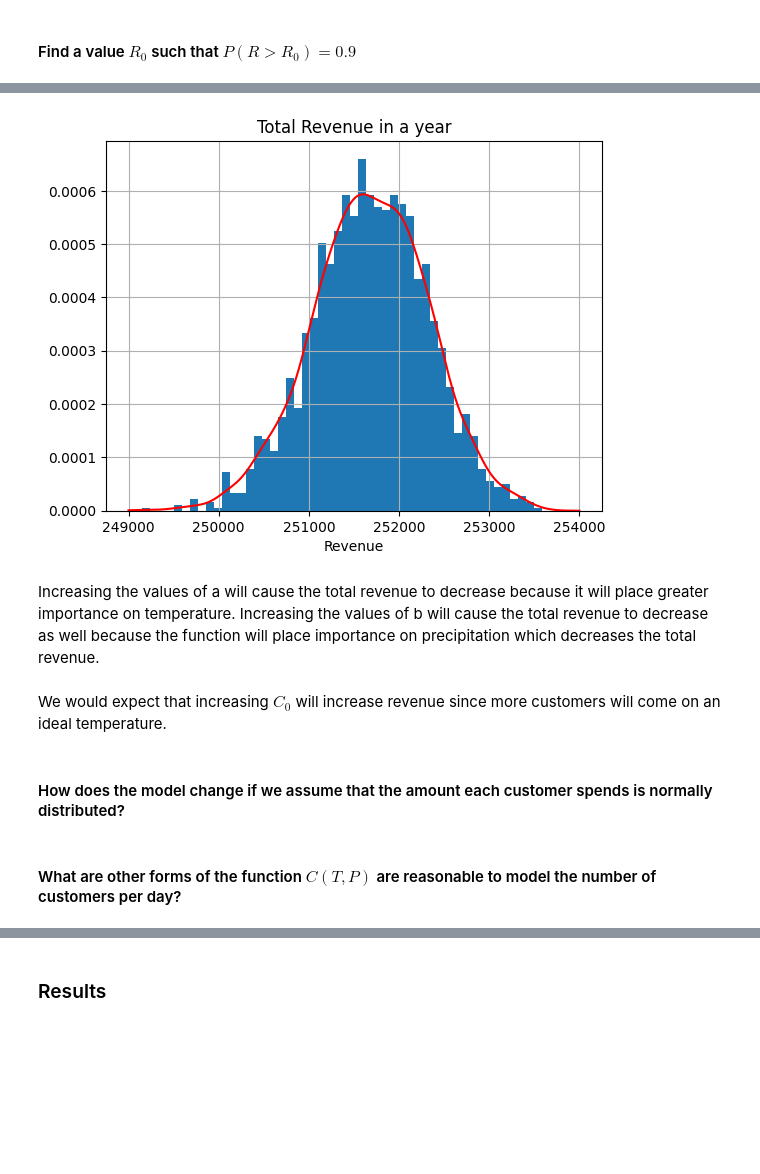
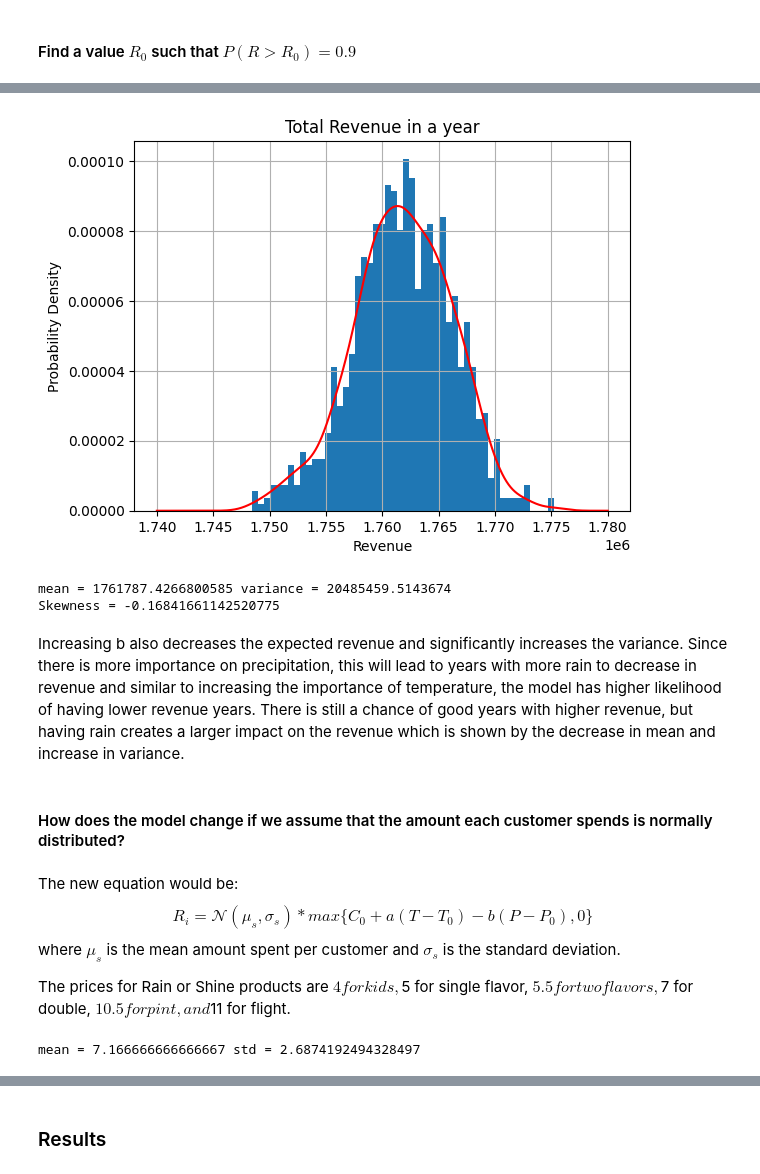
Before and after one commit to Michxz312/Weather-Impact-on-Annual-Revenue, a Jupyter notebook: Weather Impact on Annual Revenue.ipynb, the cells around one changed output, grey strips where cells are left out. Drawn from its saved outputs; the diff is of its cells as text; code cells hidden in the pictures; blank space fills up the shorter version.

```diff
--- a/Weather Impact on Annual Revenue.ipynb
+++ b/Weather Impact on Annual Revenue.ipynb
@@ -92,7 +92,7 @@ mean = 3.2037068239258635 variance = 41.88987356711931
 # %%
 # Calculate the rate and shape to fit into gamma distribution
 alpha = (mu_p**2)/sigma2
-beta = mu_p/sigma2
+beta = sigma2/mu_p
 print(alpha)
 print(beta)
 # %% [output]
@@ -131,9 +129,10 @@ Ys = []
 
 for i in range(1000):
     T = kdeT.resample(size=365).flatten()
-    P = np.random.gamma(alpha, beta, 365)
+    P = stats.gamma.rvs(alpha, loc=0, scale=beta, size = 365)
     c = np.sum(720 + T - 25 - P)
     Y = np.maximum(c,0) # ensures revenue is positive
-    Ys.append(Y)
+    R = 7*Y
+    Ys.append(R)
 # %%
 kdeY = stats.gaussian_kde(Ys)
@@ -181,22 +202,22 @@ kdeY.integrate_box_1d(mean-a, 257000)
 # %%
-kdeP = stats.gaussian_kde(df['precipitation'])
 Ys = []
-# change a = 1 and b = 5
 a = 5
 b = 1
-for i in range(2000):
-    T = kde_y.resample(size=365).flatten()
-    P = kdeP.resample(size=365).flatten()
+for i in range(1000):
+    T = kdeT.resample(size=365).flatten()
+    P = stats.gamma.rvs(alpha, loc=0, scale=beta, size = 365)
     c = np.sum(720 + a * T - a * 25 - b * P)
-    Y = np.maximum(c,0)
-    Ys.append(Y)
+    Y = np.maximum(c,0) # ensures revenue is positive
+    R = 7*Y
+    Ys.append(R)
 
 kdeY = stats.gaussian_kde(Ys)
-x = np.linspace(233000,238000,10000)
+x = np.linspace(1630000,1670000,10000)
 plt.hist(Ys, bins=50, density=True)
 plt.plot(x,kdeY.pdf(x),'r')
 plt.title('Total Revenue in a year')
 plt.xlabel('Revenue')
+plt.ylabel('Probability Density')
 plt.grid(True)
 plt.show()
 # %% [output]
@@ -204,31 +239,53 @@ plt.show()
 # %%
-kdeP = stats.gaussian_kde(df['precipitation'])
 Ys = []
-# change a = 1 and b = 5
 a = 1
 b = 5
-for i in range(2000):
+for i in range(1000):
     T = kdeT.resample(size=365).flatten()
-    P = kdeP.resample(size=365).flatten()
+    P = stats.gamma.rvs(alpha, loc=0, scale=beta, size = 365)
     c = np.sum(720 + a * T - a * 25 - b * P)
-    Y = np.maximum(c,0)
-    Ys.append(Y)
+    Y = np.maximum(c,0) # ensures revenue is positive
+    R = 7*Y
+    Ys.append(R)
 
 kdeY = stats.gaussian_kde(Ys)
-x = np.linspace(249000,254000,1000)
+x = np.linspace(1740000,1780000,10000)
 plt.hist(Ys, bins=50, density=True)
 plt.plot(x,kdeY.pdf(x),'r')
 plt.title('Total Revenue in a year')
 plt.xlabel('Revenue')
+plt.ylabel('Probability Density')
 plt.grid(True)
 plt.show()
 # %% [output]
-[figure, old version]
+[figure, new version]
-# %% [markdown]
-Increasing the values of a will cause the total revenue to decrease because it will place greater importance on temperature. Increasing the values of b will cause the total revenue to decrease as well because the function will place importance on precipitation which decreases the total revenue.
-# %% [markdown]
-We would expect that increasing $C_0$ will increase revenue since more customers will come on an ideal temperature.
+# %%
+mean,_ = quad(lambda x: x*kdeY.pdf(x),1740000,1780000)
+var, _ = quad(lambda x: (x - mean)**2 * kdeY.pdf(x), 1740000,1780000)
+
+skew_num, _ = quad(lambda x: ((x - mean) ** 3) * kdeY.pdf(x), 1740000, 1780000)
+skewness = skew_num / (np.sqrt(var) ** 3)
+
+print('mean =', mean, 'variance =', var)
+print('Skewness =', skewness)
+# %% [output]
+mean = 1761787.4266800585 variance = 20485459.5143674
+Skewness = -0.16841661142520775
+# %% [markdown]
+Increasing b also decreases the expected revenue and significantly increases the variance. Since there is more importance on precipitation, this will lead to years with more rain to decrease in revenue and similar to increasing the importance of temperature, the model has higher likelihood of having lower revenue years. There is still a chance of good years with higher revenue, but having rain creates a larger impact on the revenue which is shown by the decrease in mean and increase in variance.
 # %% [markdown]
 #### How does the model change if we assume that the amount each customer spends is normally distributed?
-# %% [markdown]
-#### What are other forms of the function $C(T,P)$ are reasonable to model the number of customers per day?
+# %% [markdown]
+The new equation would be:
+$$R_i = \mathcal{N}(\mu_s, \sigma_s) * max\{C_0 + a(T - T_0) - b(P - P_0),0\}$$
+where $\mu_s$ is the mean amount spent per customer and $\sigma_s$ is the standard deviation.
+
+The prices for Rain or Shine products are $4 for kids, $5 for single flavor, $5.5 for two flavors, $7 for double, $10.5 for pint, and $11 for flight.
+# %%
+prices = [4, 5, 5.5, 7, 10.5, 11]
+
+mu_s = np.mean(prices)
+sigma_s = np.std(prices)
+print('mean =', mu_s, 'std =', sigma_s)
+# %% [output]
+mean = 7.166666666666667 std = 2.6874192494328497
```
Also changed, not shown: parts of 24 cells of this notebook.
